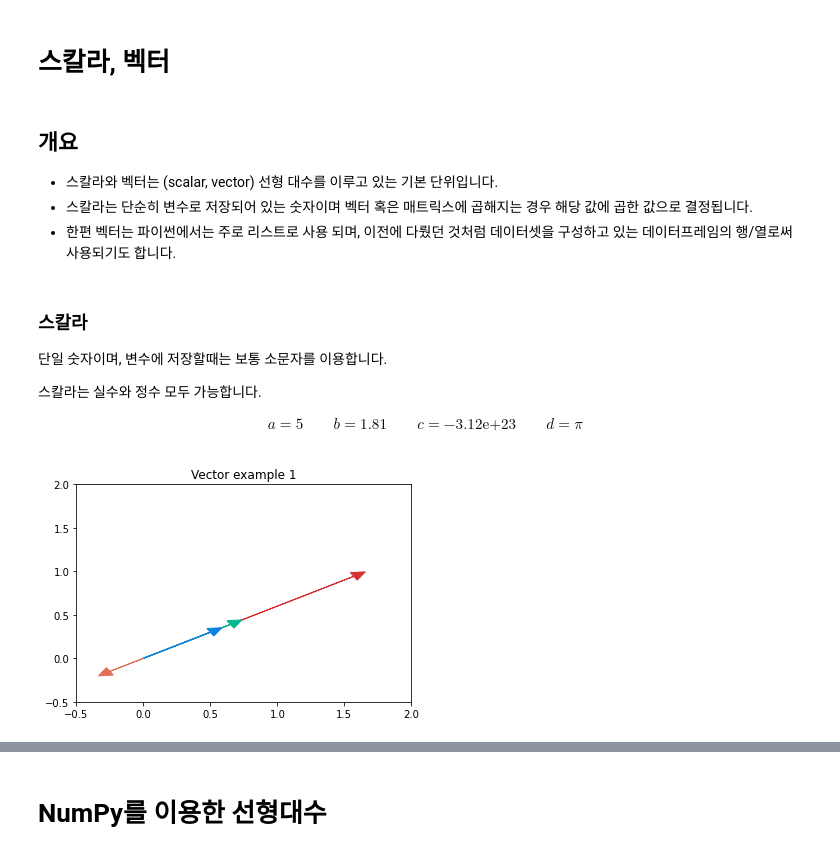
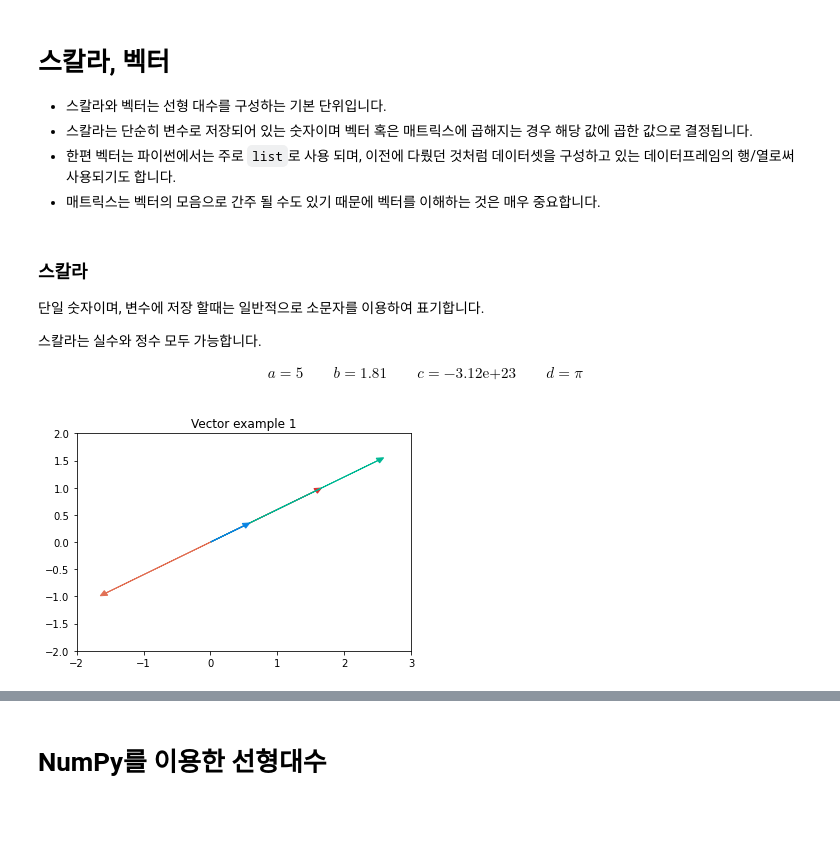
Before and after one commit to ttogle918/ds-zip, a Jupyter notebook: n131-vectors-and-matrices/n131-vectors-matrices.ipynb, the cells around one changed output, grey strips where cells are left out. Saved outputs shown, nothing was run; the diff lists cells and outputs as text; code cells hidden in the pictures; blank space fills up the shorter version.

```diff
--- a/n131-vectors-and-matrices/n131-vectors-matrices.ipynb
+++ b/n131-vectors-and-matrices/n131-vectors-matrices.ipynb
@@ -247,15 +293,14 @@ plt.imshow(sobel_y_image, cmap=plt.cm.gray);
-# %% [markdown]
-# 스칼라, 벡터
 # %% [markdown]
-## 개요
+# 스칼라, 벡터
 
-- 스칼라와 벡터는 (scalar, vector) 선형 대수를 이루고 있는 기본 단위입니다.
+- 스칼라와 벡터는 선형 대수를 구성하는 기본 단위입니다.
 - 스칼라는 단순히 변수로 저장되어 있는 숫자이며 벡터 혹은 매트릭스에 곱해지는 경우 해당 값에 곱한 값으로 결정됩니다.
-- 한편 벡터는 파이썬에서는 주로 리스트로 사용 되며, 이전에 다뤘던 것처럼 데이터셋을 구성하고 있는 데이터프레임의 행/열로써 사용되기도 합니다.
+- 한편 벡터는 파이썬에서는 주로 `list`로 사용 되며, 이전에 다뤘던 것처럼 데이터셋을 구성하고 있는 데이터프레임의 행/열로써 사용되기도 합니다.
+- 매트릭스는 벡터의 모음으로 간주 될 수도 있기 때문에 벡터를 이해하는 것은 매우 중요합니다.
 # %% [markdown]
 ### 스칼라
 
-단일 숫자이며, 변수에 저장할때는 보통 소문자를 이용합니다.
+단일 숫자이며, 변수에 저장 할때는 일반적으로 소문자를 이용하여 표기합니다.
 
 스칼라는 실수와 정수 모두 가능합니다.
 
@@ -271,24 +316,25 @@ d = \pi
 # %%
 import math
 import matplotlib.pyplot as plt
 import numpy as np
 
 # 시작 벡터 (0,0) 기준
-blue = [.5, .30]
+blue = [.5, .3]
 
 # 스칼라를 곱함
-green = np.multiply(1.3, blue)
+green = np.multiply(5, blue)
 red = np.multiply(math.pi, blue)
-orange = np.multiply(-.5, blue)
+orange = np.multiply(-3.12, blue)
 
 # 스케일이 바뀐 벡터를 그림
-plt.arrow(0,0, red[0], red[1], head_width = .1, head_length = .1, color ='#d63031')
-plt.arrow(0,0, green[0], green[1], head_width = .1, head_length = .1, color ='#00b894')
-plt.arrow(0,0, blue[0], blue[1], head_width = .1, head_length = .1, color ='#0984e3') # 순서 이렇게 그린 이유는, 먼저 그리면 묻혀서
-plt.arrow(0,0, orange[0], orange[1], head_width = .1, head_length = .1, color ='#e17055')
-plt.xlim(-.5, 2)
-plt.ylim(-.5, 2)
-plt.title("Vector example 1");
+plt.arrow(0, 0, red[0], red[1], head_width = .1, head_length = .1, color = '#d63031')
+plt.arrow(0, 0, green[0], green[1], head_width = .1, head_length = .1, color = '#00b894')
+plt.arrow(0, 0, blue[0], blue[1], head_width = .1, head_length = .1, color = '#0984e3')
+plt.arrow(0, 0, orange[0], orange[1], head_width = .1, head_length = .1, color = '#e17055')
+plt.xlim(-2, 3)
+plt.ylim(-2, 2)
+plt.title("Vector example 1")
+plt.show()
 # %% [output]
-[figure, old version]
+[figure, new version]
 # %% [markdown]
```
Also changed, not shown: parts of 86 cells of this notebook, 8 other files.
